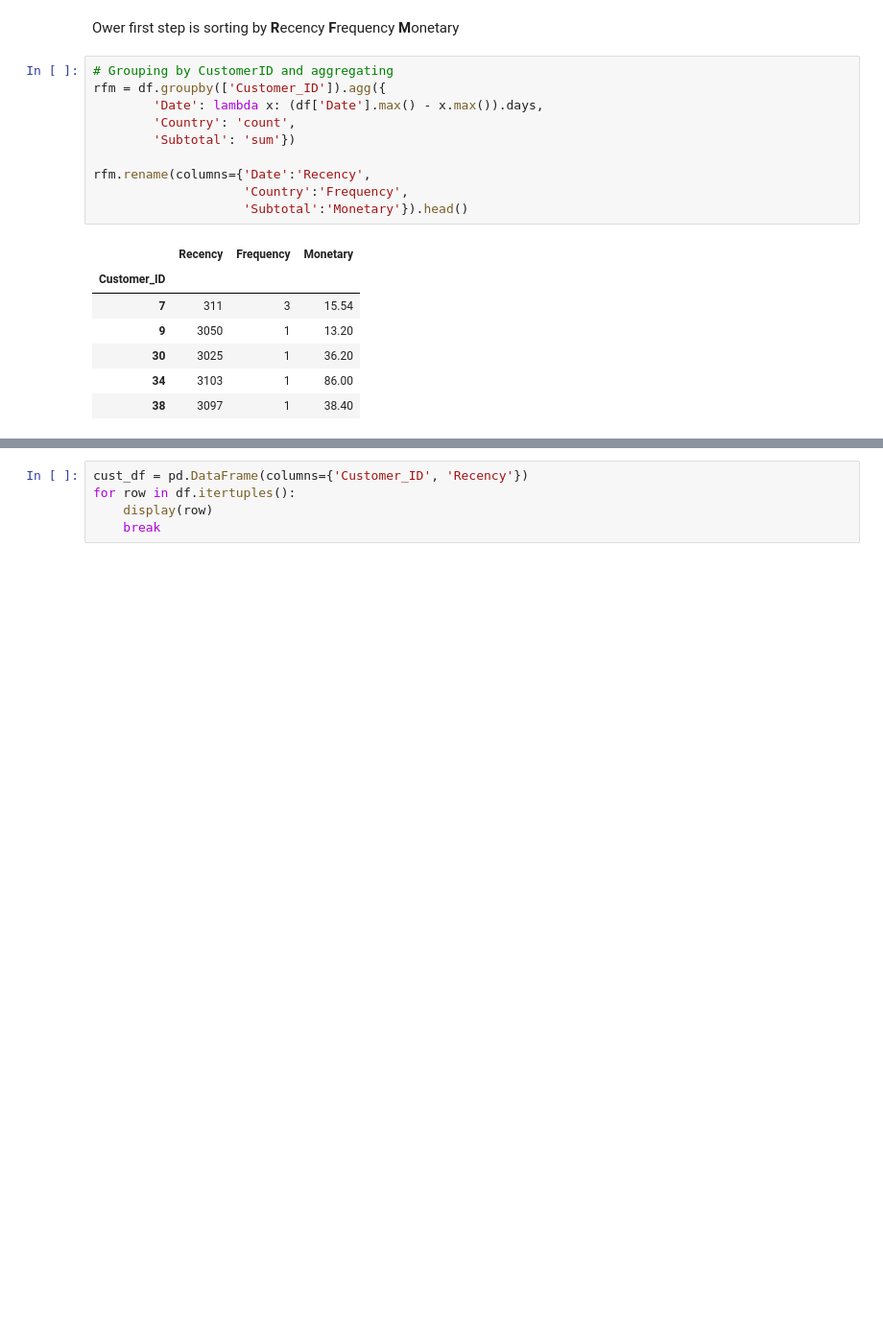
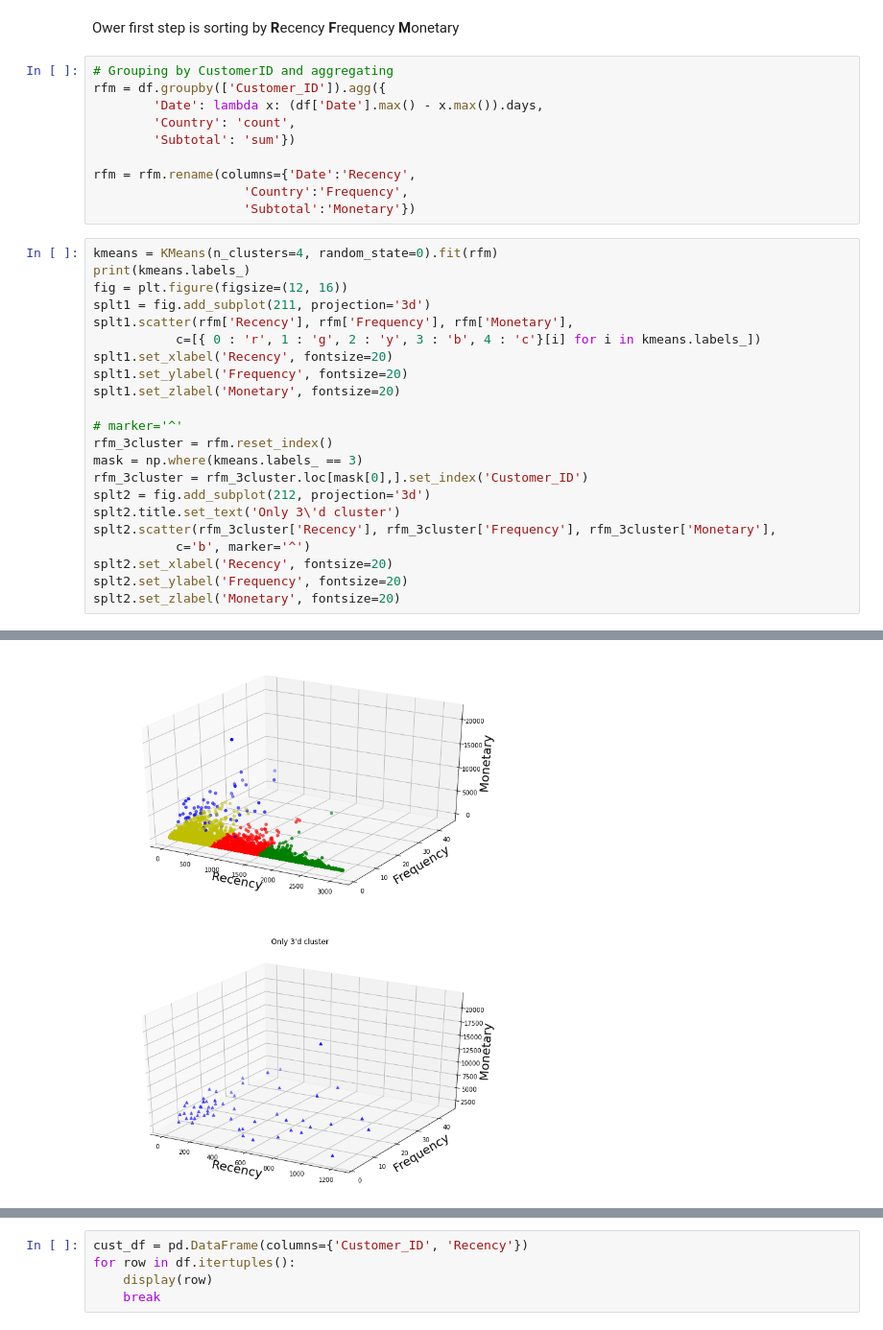
Before and after one commit to ExitNot/Data_Mining-BIE-VZD, a Jupyter notebook: 03/homework_03_B201.ipynb, the cells around one changed output, grey strips where cells are left out. Shown: that part at 96% size. Cells and saved outputs as stored; diff of their text form; blank space fills up the shorter version.

```diff
--- a/03/homework_03_B201.ipynb
+++ b/03/homework_03_B201.ipynb
@@ -128,14 +130,29 @@ rfm = df.groupby(['Customer_ID']).agg({
         'Country': 'count',
         'Subtotal': 'sum'})
 
-rfm.rename(columns={'Date':'Recency',
+rfm = rfm.rename(columns={'Date':'Recency',
                     'Country':'Frequency',
-                    'Subtotal':'Monetary'}).head()
+                    'Subtotal':'Monetary'})
-# %% [output]
-|  | Recency | Frequency | Monetary |
-| Customer_ID |  |  |  |
-| 7 | 311 | 3 | 15.54 |
-| 9 | 3050 | 1 | 13.20 |
-| 30 | 3025 | 1 | 36.20 |
-| 34 | 3103 | 1 | 86.00 |
-| 38 | 3097 | 1 | 38.40 |
+# %%
+kmeans = KMeans(n_clusters=4, random_state=0).fit(rfm)
+print(kmeans.labels_)
+fig = plt.figure(figsize=(12, 16))
+splt1 = fig.add_subplot(211, projection='3d')
+splt1.scatter(rfm['Recency'], rfm['Frequency'], rfm['Monetary'],
+           c=[{ 0 : 'r', 1 : 'g', 2 : 'y', 3 : 'b', 4 : 'c'}[i] for i in kmeans.labels_])
+splt1.set_xlabel('Recency', fontsize=20)
+splt1.set_ylabel('Frequency', fontsize=20)
+splt1.set_zlabel('Monetary', fontsize=20)
+
+# marker='^'
+rfm_3cluster = rfm.reset_index()
+mask = np.where(kmeans.labels_ == 3)
+rfm_3cluster = rfm_3cluster.loc[mask[0],].set_index('Customer_ID')
+splt2 = fig.add_subplot(212, projection='3d')
+splt2.title.set_text('Only 3\'d cluster')
+splt2.scatter(rfm_3cluster['Recency'], rfm_3cluster['Frequency'], rfm_3cluster['Monetary'],
+           c='b', marker='^')
+splt2.set_xlabel('Recency', fontsize=20)
+splt2.set_ylabel('Frequency', fontsize=20)
+splt2.set_zlabel('Monetary', fontsize=20)
+# %% [output]
@@ -141,0 +161 @@ rfm.rename(columns={'Date':'Recency',
+[figure, added]
```
Also changed, not shown: parts of 10 cells of this notebook.
